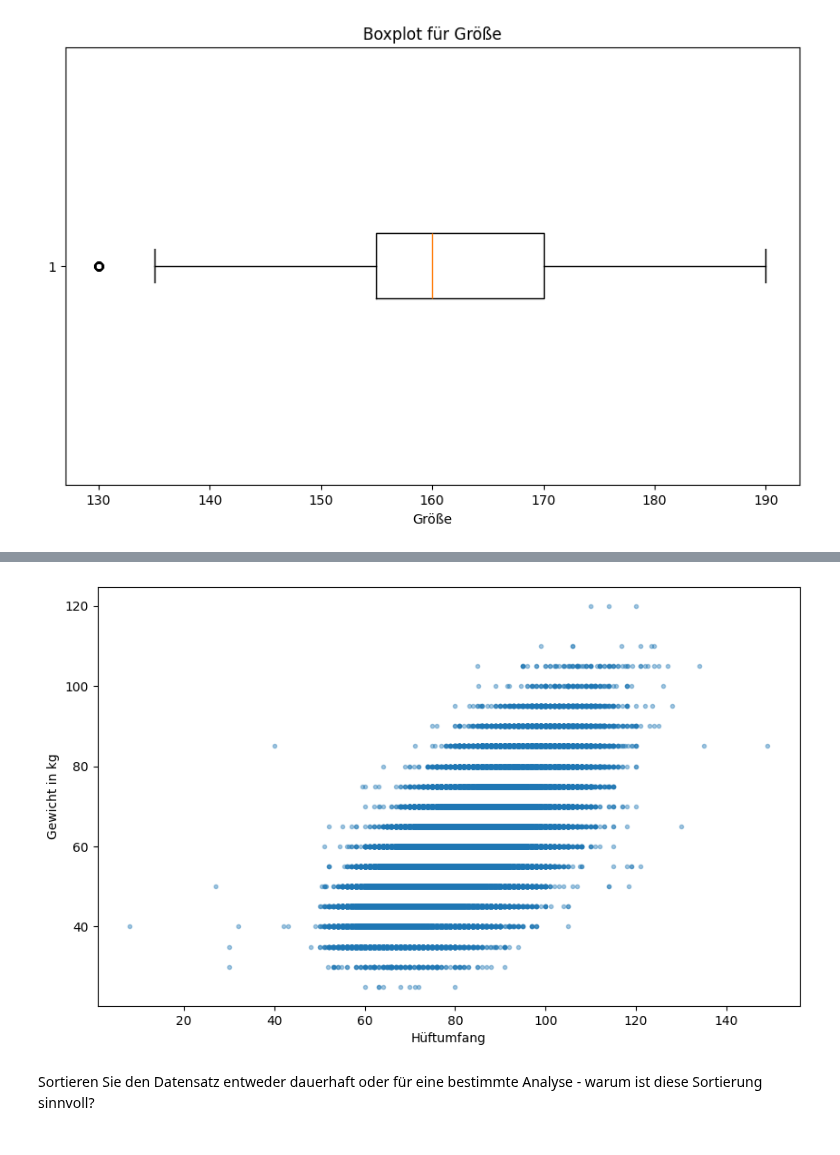
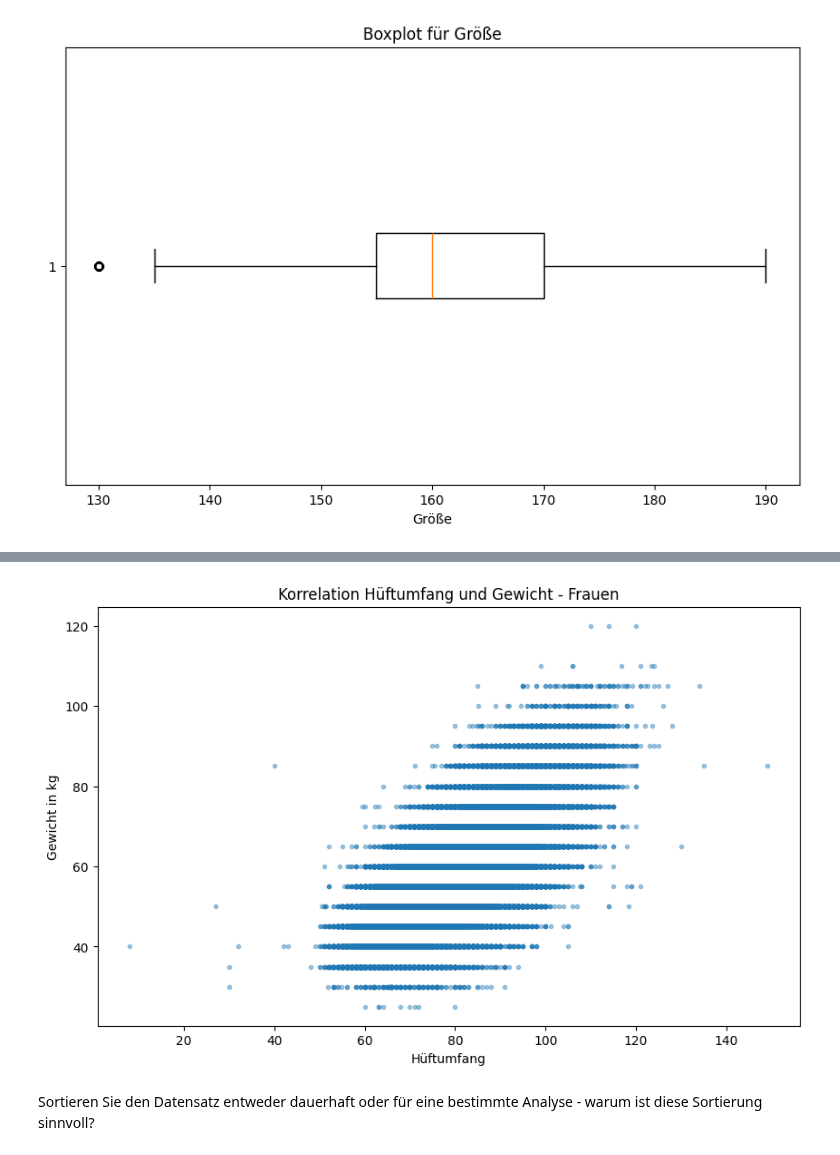
Before and after one commit to SebastianGrab/DataAnalyticsWS23-24, a Jupyter notebook: Projektarbeit/Aufgaben/Projektarbeit_A2.ipynb, the cells around one changed output, grey strips where cells are left out. Drawn from its saved outputs; the diff is of its cells as text; code cells hidden in the pictures.

```diff
--- a/Projektarbeit/Aufgaben/Projektarbeit_A2.ipynb
+++ b/Projektarbeit/Aufgaben/Projektarbeit_A2.ipynb
@@ -156,12 +163,13 @@ plt.show()
 # %%
 filtered_dataset = dataset[dataset['Hüftumfang'] < 900]
 
 female = filtered_dataset[filtered_dataset['Geschlecht'] == 'Female']
 
 fig, ax = plt.subplots(figsize=(10,6))
 ax.scatter(x=female['Hüftumfang'],y=female['Gewicht'], marker='.', alpha=0.4)
 plt.xlabel('Hüftumfang')
 plt.ylabel('Gewicht in kg')
+plt.title('Korrelation Hüftumfang und Gewicht - Frauen')
 plt.show()
 # %% [output]
-[figure, old version]
+[figure, new version]
```
Also changed, not shown: parts of 9 cells of this notebook, 2 other files.
